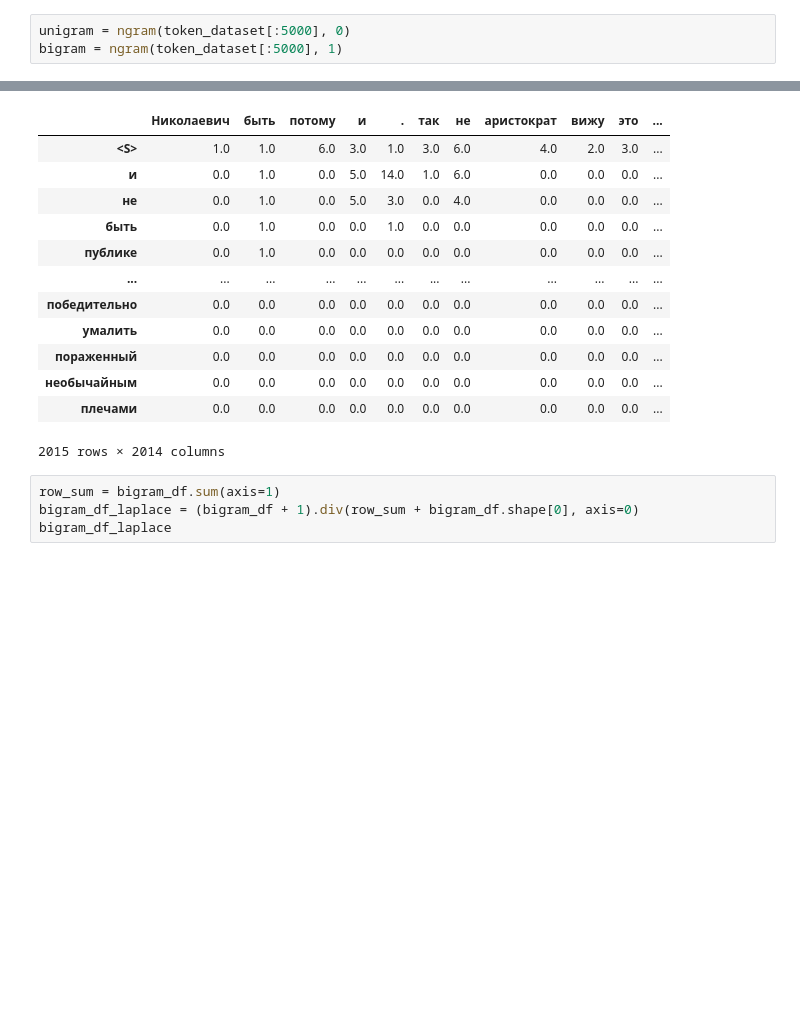
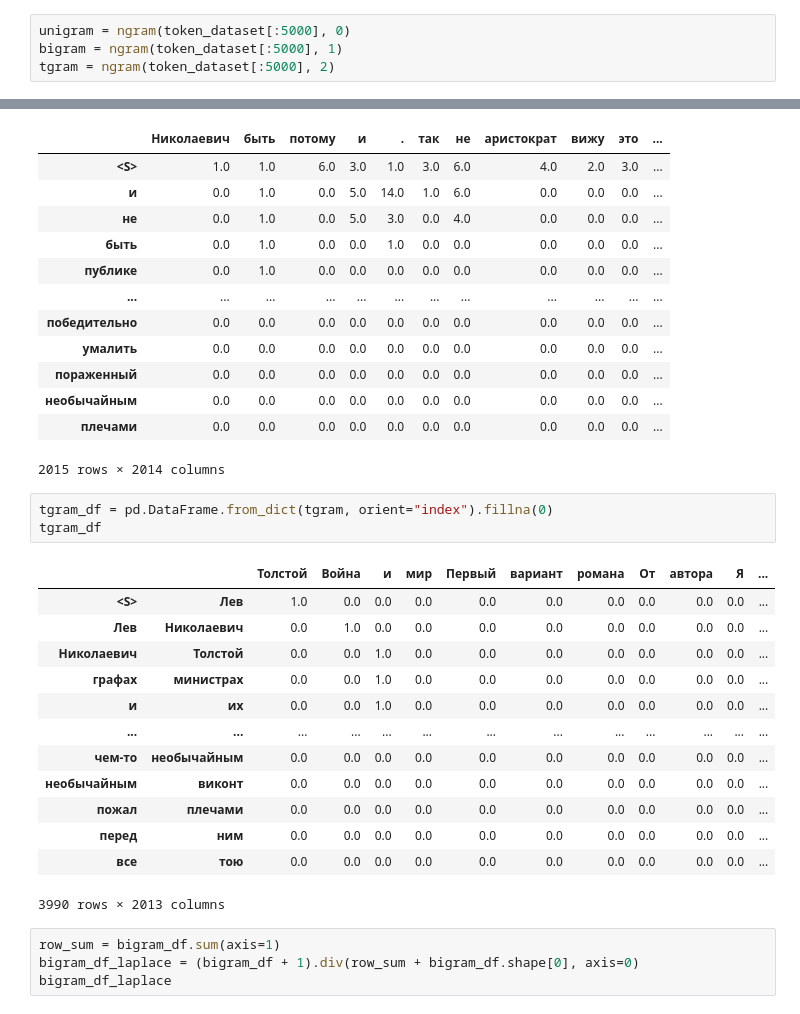
Before and after one commit to randnull/nlp, a Jupyter notebook: HW2/hw_2.ipynb, the cells around one changed output, grey strips where cells are left out. Saved outputs shown, nothing was run; the diff lists cells and outputs as text; blank space fills up the shorter version.

```diff
--- a/hw_2.ipynb
+++ b/HW2/hw_2.ipynb
@@ -68,6 +71,7 @@ def ngram(tokens, n):
 # %%
 unigram = ngram(token_dataset[:5000], 0)
 bigram = ngram(token_dataset[:5000], 1)
+tgram = ngram(token_dataset[:5000], 2)
 # %%
 unigram_df = pd.DataFrame.from_dict(unigram, orient="index").fillna(0)
 unigram_df
@@ -92,6 +96,23 @@ bigram_df
 | необычайным | 0.0 | 0.0 | 0.0 | 0.0 | 0.0 | 0.0 | 0.0 | 0.0 | 0.0 | 0.0 | ... |
 | плечами | 0.0 | 0.0 | 0.0 | 0.0 | 0.0 | 0.0 | 0.0 | 0.0 | 0.0 | 0.0 | ... |
 2015 rows × 2014 columns
+# %%
+tgram_df = pd.DataFrame.from_dict(tgram, orient="index").fillna(0)
+tgram_df
+# %% [output]
+|  |  | Толстой | Война | и | мир | Первый | вариант | романа | От | автора | Я | ... |
+| <S> | Лев | 1.0 | 0.0 | 0.0 | 0.0 | 0.0 | 0.0 | 0.0 | 0.0 | 0.0 | 0.0 | ... |
+| Лев | Николаевич | 0.0 | 1.0 | 0.0 | 0.0 | 0.0 | 0.0 | 0.0 | 0.0 | 0.0 | 0.0 | ... |
+| Николаевич | Толстой | 0.0 | 0.0 | 1.0 | 0.0 | 0.0 | 0.0 | 0.0 | 0.0 | 0.0 | 0.0 | ... |
+| графах | министрах | 0.0 | 0.0 | 1.0 | 0.0 | 0.0 | 0.0 | 0.0 | 0.0 | 0.0 | 0.0 | ... |
+| и | их | 0.0 | 0.0 | 1.0 | 0.0 | 0.0 | 0.0 | 0.0 | 0.0 | 0.0 | 0.0 | ... |
+| ... | ... | ... | ... | ... | ... | ... | ... | ... | ... | ... | ... | ... |
+| чем-то | необычайным | 0.0 | 0.0 | 0.0 | 0.0 | 0.0 | 0.0 | 0.0 | 0.0 | 0.0 | 0.0 | ... |
+| необычайным | виконт | 0.0 | 0.0 | 0.0 | 0.0 | 0.0 | 0.0 | 0.0 | 0.0 | 0.0 | 0.0 | ... |
+| пожал | плечами | 0.0 | 0.0 | 0.0 | 0.0 | 0.0 | 0.0 | 0.0 | 0.0 | 0.0 | 0.0 | ... |
+| перед | ним | 0.0 | 0.0 | 0.0 | 0.0 | 0.0 | 0.0 | 0.0 | 0.0 | 0.0 | 0.0 | ... |
+| все | тою | 0.0 | 0.0 | 0.0 | 0.0 | 0.0 | 0.0 | 0.0 | 0.0 | 0.0 | 0.0 | ... |
+3990 rows × 2013 columns
 # %%
 row_sum = bigram_df.sum(axis=1)
 bigram_df_laplace = (bigram_df + 1).div(row_sum + bigram_df.shape[0], axis=0)
```
Also changed, not shown: parts of 16 cells of this notebook, 9 other files.
